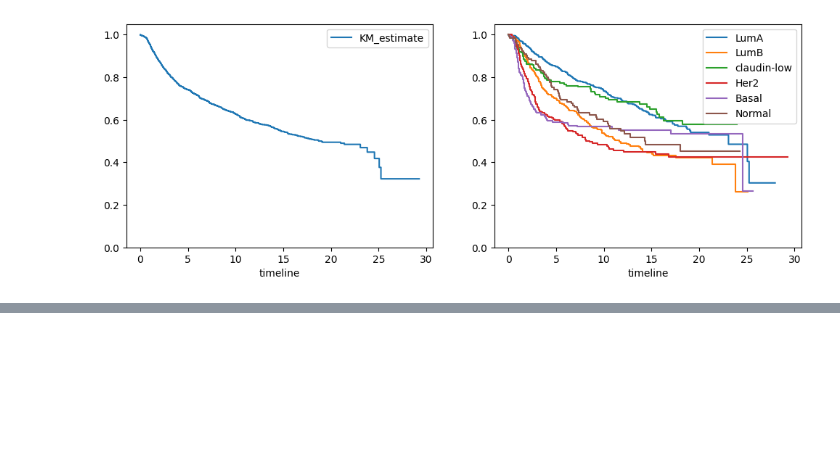
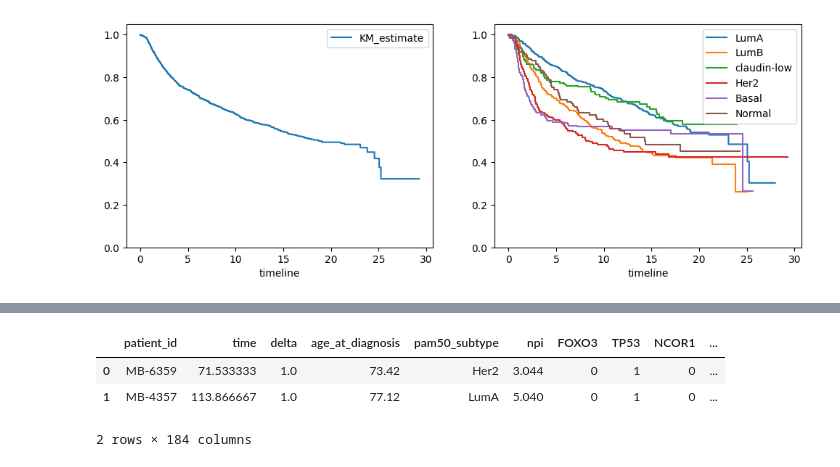
Before and after one commit to nhilariosilva/metabric_aft_models, a Jupyter notebook: notebooks/METABRIC - Descriptive Analysis.ipynb, the cells around one changed output, grey strips where cells are left out. Cells and saved outputs as stored; diff of their text form; code cells hidden in the pictures; blank space fills up the shorter version.

```diff
--- a/notebooks/METABRIC - Descriptive Analysis.ipynb
+++ b/notebooks/METABRIC - Descriptive Analysis.ipynb
@@ -180,0 +183,15 @@ Name: count, dtype: float64
+# %%
+oh = OneHotEncoder(drop = ["LumA"])
+
+df_train_oh = oh.fit_transform(df_train.loc[:,"pam50_subtype":"pam50_subtype"]).todense()
+df_test_oh = oh.transform(df_test.loc[:,"pam50_subtype":"pam50_subtype"]).todense()
+
+df_train2 = pd.concat([df_train, pd.DataFrame(df_train_oh)], axis = 1)
+df_test2 = pd.concat([df_test, pd.DataFrame(df_test_oh)], axis = 1)
+
+df_train2.head(2)
+# %% [output]
+|  | patient_id | time | delta | age_at_diagnosis | pam50_subtype | npi | FOXO3 | TP53 | NCOR1 | ... |
+| 0 | MB-6359 | 71.533333 | 1.0 | 73.42 | Her2 | 3.044 | 0 | 1 | 0 | ... |
+| 1 | MB-4357 | 113.866667 | 1.0 | 77.12 | LumA | 5.040 | 0 | 1 | 0 | ... |
+2 rows × 184 columns
```
Also changed, not shown: parts of 8 cells of this notebook, 3 other files.
